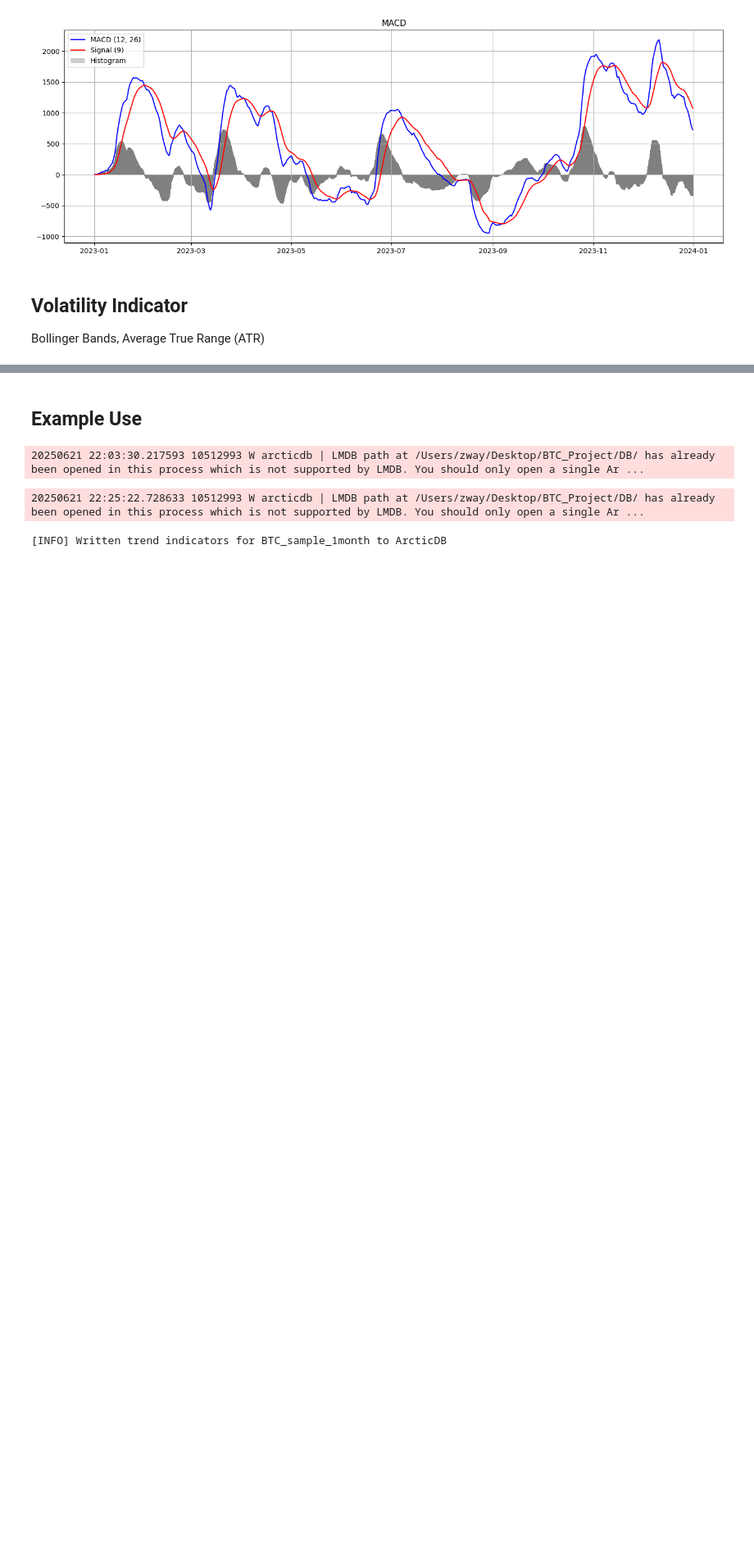
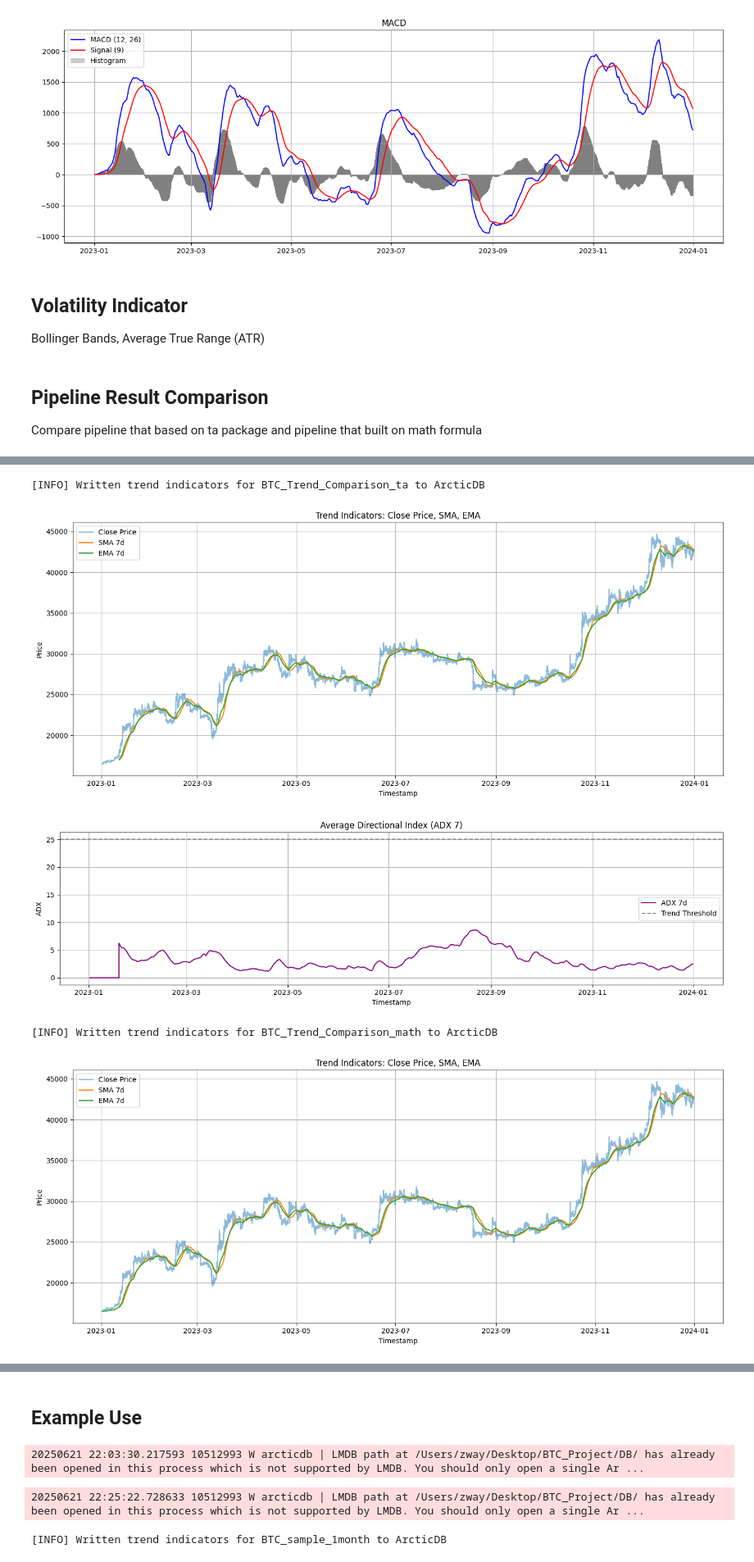
Before and after one commit to VegarGG/Crypto_Research, a Jupyter notebook: features/trend_indicator.ipynb, the cells around one changed output, grey strips where cells are left out. Shown at 82% size. Drawn from its saved outputs; the diff is of its cells as text; code cells hidden in the pictures; blank space fills up the shorter version.

```diff
--- a/features/trend_indicator.ipynb
+++ b/features/trend_indicator.ipynb
@@ -30,12 +32,14 @@ class TrendIndicatorPipeline:
 
     def compute_sma(self, df, days=7):
         window = days * 1440
-        df[f'sma_{days}d'] = df['Close'].rolling(window=window).mean()
+        sma = SMAIndicator(close=df['Close'], window=window)
+        df[f'sma_{days}d'] = sma.sma_indicator()
         return df
 
     def compute_ema(self, df, days=7):
         span = days * 1440
-        df[f'ema_{days}d'] = df['Close'].ewm(span=span, adjust=False).mean()
+        ema = EMAIndicator(close=df['Close'], window=span)
+        df[f'ema_{days}d'] = ema.ema_indicator()
         return df
 
     def compute_adx(self, df, days=14):
@@ -467,3 +495,18 @@ df_momentum_m = momentum_pipeline_m.run(df_1y, symbol='BTC_sample_1year')
 # %% [markdown]
 ## Volatility Indicator
 Bollinger Bands, Average True Range (ATR)
+# %% [markdown]
+## Pipeline Result Comparison
+Compare pipeline that based on ta package and pipeline that built on math formula
+# %%
+# Moving Average Indicator Comparison
+df_test = pd.read_csv('/Users/zway/Desktop/BTC_Project/raw_datasets/BTCUSD_1m_2023.csv')
+df_test['Timestamp'] = pd.to_datetime(df_test['Timestamp'])
+df_test.set_index('Timestamp', inplace=True)
+
+trend_ta = TrendIndicatorPipeline(lib_name='trend_indicators', store_path=f"lmdb://{DB_PATH}")
+trend_math = TrendIndicatorPipeline_math(lib_name='trend_indicators', store_path=f"lmdb://{DB_PATH}")
+
+df_ta = trend_ta.run(df_test, symbol='BTC_Trend_Comparison' + '_ta')
+df_math = trend_math.run(df_test, symbol='BTC_Trend_Comparison' + '_math')
+# %% [output]
@@ -469,0 +515,5 @@ Bollinger Bands, Average True Range (ATR)
+[INFO] Written trend indicators for BTC_Trend_Comparison_ta to ArcticDB
+[figure, added]
+[figure, added]
+[INFO] Written trend indicators for BTC_Trend_Comparison_math to ArcticDB
+[figure, added]
```
Also changed, not shown: parts of 11 cells of this notebook.
